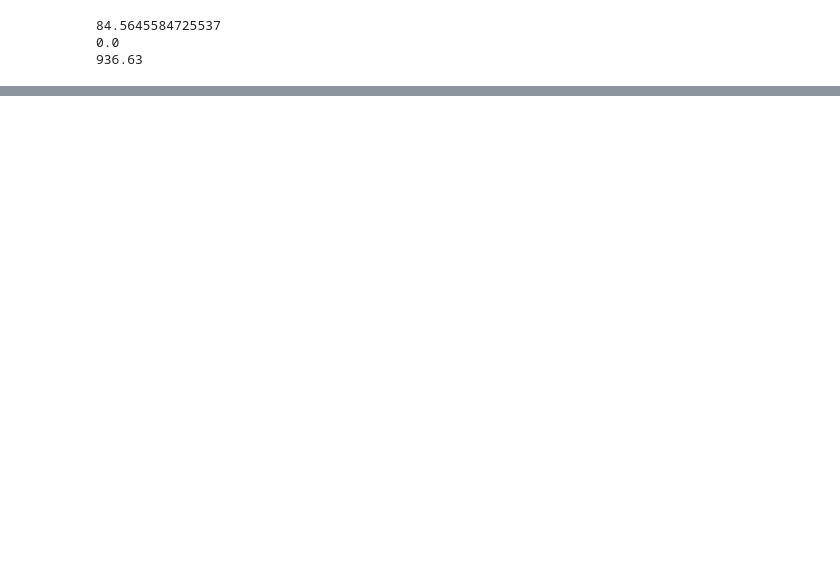
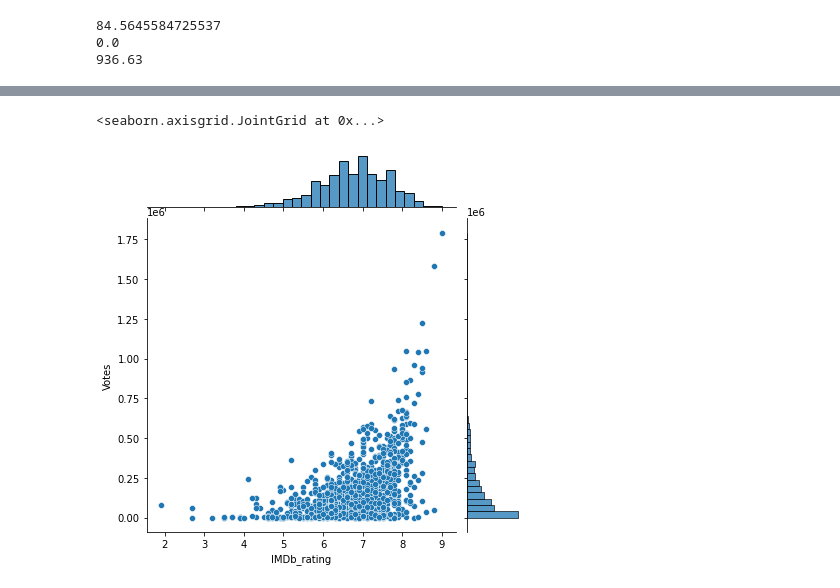
Before and after one commit to Justelei/Python_mokymai, a Jupyter notebook: movies.ipynb, the cells around one changed output, grey strips where cells are left out. Drawn from its saved outputs; the diff is of its cells as text; code cells hidden in the pictures; blank space fills up the shorter version.

```diff
--- a/movies.ipynb
+++ b/movies.ipynb
@@ -98,0 +124,5 @@ print(movies['Revenue'].max())
+# %%
+sns.jointplot(data=movies, x='IMDb_rating', y='Votes')
+# %% [output]
+<seaborn.axisgrid.JointGrid at 0x...>
+[figure, added]
```
Also changed, not shown: parts of 5 cells of this notebook.
